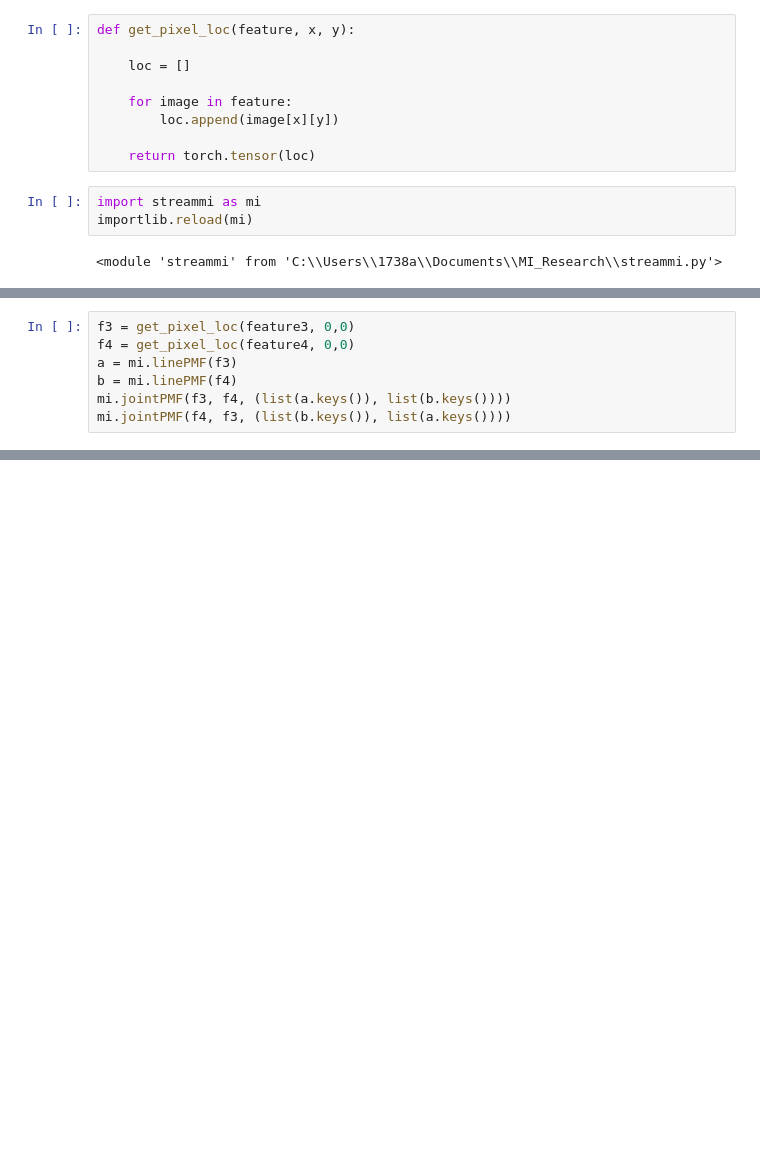
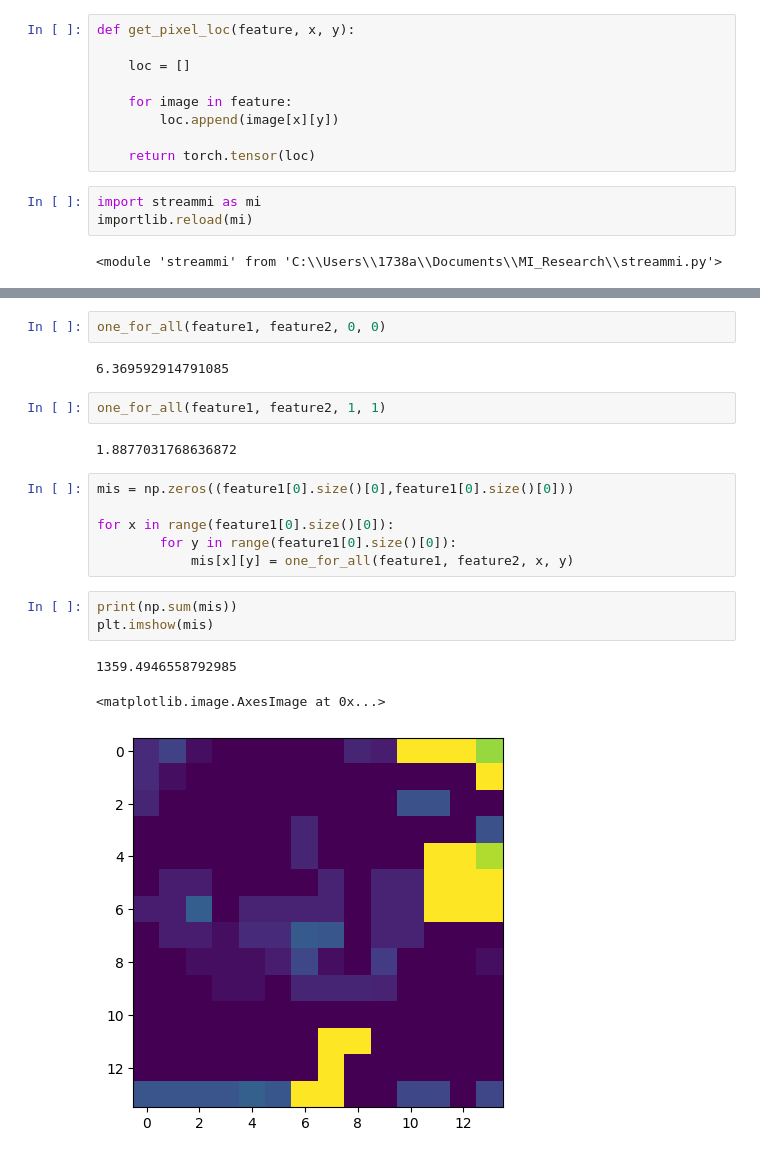
Before and after one commit to A-Merino/MI_Research, a Jupyter notebook: Map_stacking.ipynb, the cells around one changed output, grey strips where cells are left out. Drawn from its saved outputs; the diff is of its cells as text; blank space fills up the shorter version.

```diff
--- a/Map_stacking.ipynb
+++ b/Map_stacking.ipynb
@@ -192,7 +160,0 @@ mi.jointPMF(f2, f1, (list(e.keys()), list(d.keys())))
-# %%
-f3 = get_pixel_loc(feature3, 0,0)
-f4 = get_pixel_loc(feature4, 0,0)
-a = mi.linePMF(f3)
-b = mi.linePMF(f4)
-mi.jointPMF(f3, f4, (list(a.keys()), list(b.keys())))
-mi.jointPMF(f4, f3, (list(b.keys()), list(a.keys())))
@@ -236,0 +203,21 @@ p[0.0]
+# %%
+one_for_all(feature1, feature2, 0, 0)
+# %% [output]
+6.369592914791085
+# %%
+one_for_all(feature1, feature2, 1, 1)
+# %% [output]
+1.8877031768636872
+# %%
+mis = np.zeros((feature1[0].size()[0],feature1[0].size()[0]))
+
+for x in range(feature1[0].size()[0]):
+        for y in range(feature1[0].size()[0]):
+            mis[x][y] = one_for_all(feature1, feature2, x, y)
+# %%
+print(np.sum(mis))
+plt.imshow(mis)
+# %% [output]
+1359.4946558792985
+<matplotlib.image.AxesImage at 0x...>
+[figure, added]
```
Also changed, not shown: parts of 14 cells of this notebook, 1 other file.
